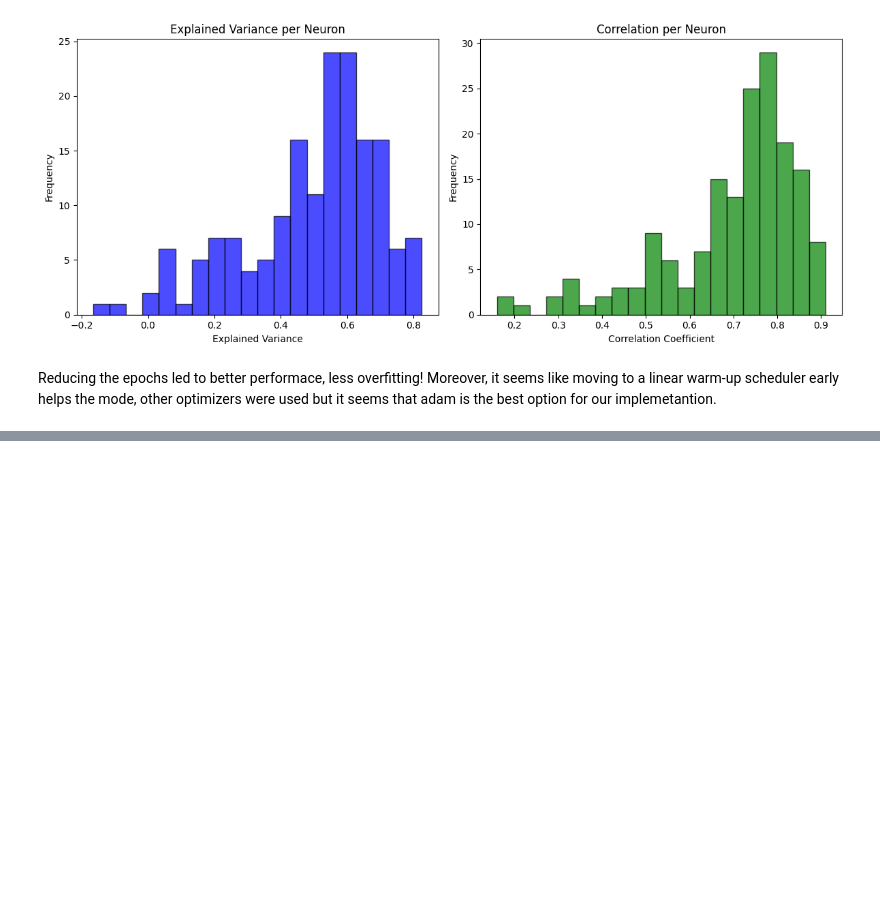
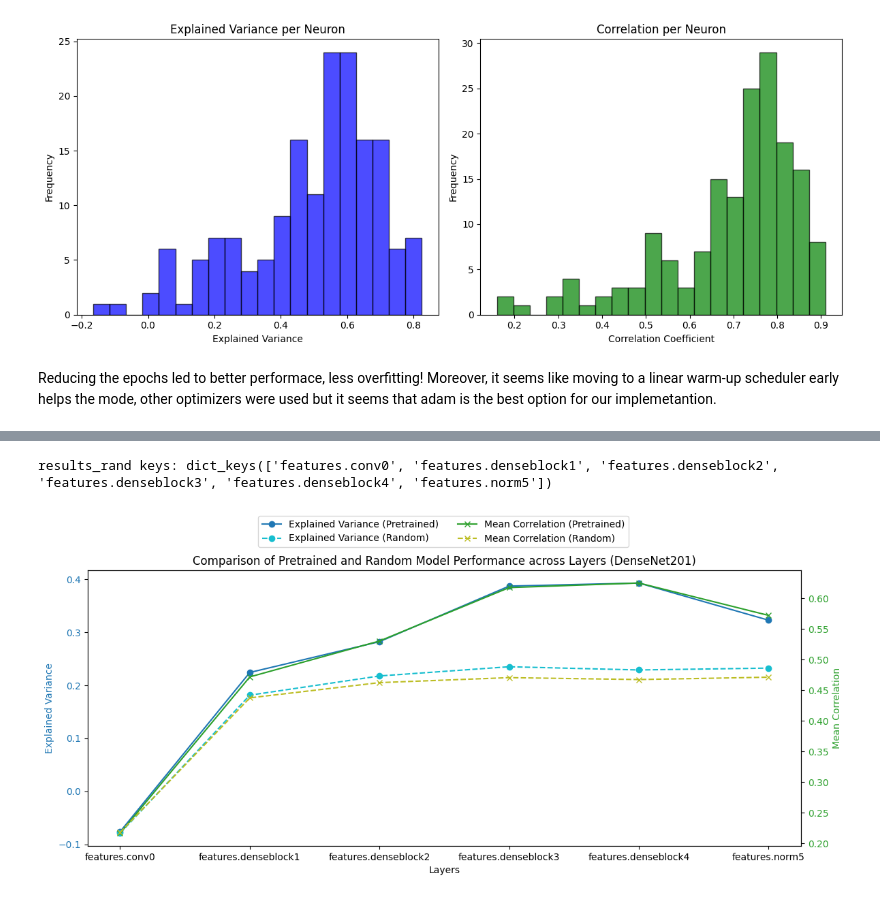
Before and after one commit to MetthewB/NX-414-Team-16, a Jupyter notebook: week8.ipynb, the cells around one changed output, grey strips where cells are left out. Cells and saved outputs as stored; diff of their text form; code cells hidden in the pictures; blank space fills up the shorter version.

```diff
--- a/week8.ipynb
+++ b/week8.ipynb
@@ -1300,0 +1435,3 @@ Moreover, it seems like moving to a linear warm-up scheduler early helps the mod
+# %%
+# Make sure were using the fastest option:
+device = torch.device('cuda' if torch.cuda.is_available() else 'cpu')
@@ -1300,0 +1478,11 @@ Moreover, it seems like moving to a linear warm-up scheduler early helps the mod
+# %%
+transform = transforms.Compose([
+    transforms.Normalize(mean=[0.485, 0.456, 0.406],
+                         std=[0.229, 0.224, 0.225])
+])
+
+train_dataset = StimuliDataset(stimulus_train, spikes_train, transform=transform)
+val_dataset = StimuliDataset(stimulus_val, spikes_val, transform=transform)
+
+train_loader = DataLoader(train_dataset, batch_size=32, shuffle=False, num_workers=2, pin_memory=True)
+val_loader = DataLoader(val_dataset, batch_size=32, shuffle=False, num_workers=2, pin_memory=True)
@@ -1300,0 +1736,17 @@ Moreover, it seems like moving to a linear warm-up scheduler early helps the mod
+# %%
+print("results_rand keys:", results_rand.keys())
+# %% [output]
+results_rand keys: dict_keys(['features.conv0', 'features.denseblock1', 'features.denseblock2', 'features.denseblock3', 'features.denseblock4', 'features.norm5'])
+# %%
+layers_labels = [
+    'features.conv0',
+    'features.denseblock1',
+    'features.denseblock2',
+    'features.denseblock3',
+    'features.denseblock4',
+    'features.norm5'
+]
+
+plot_ev_corr_comparison("DenseNet201", layers_labels, results, results_rand)
+# %% [output]
+[figure, added]
```
Also changed, not shown: parts of 45 cells of this notebook.
